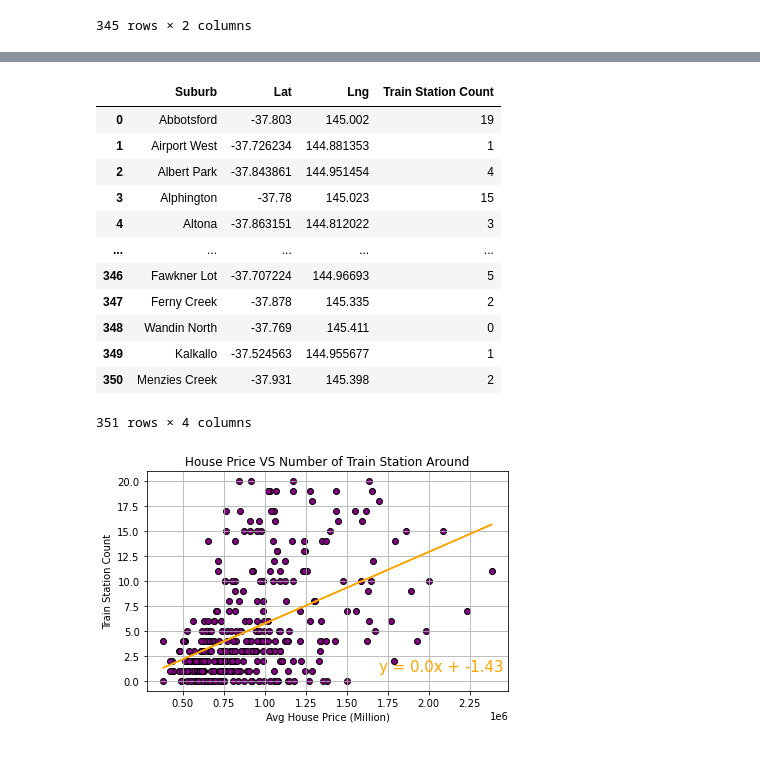
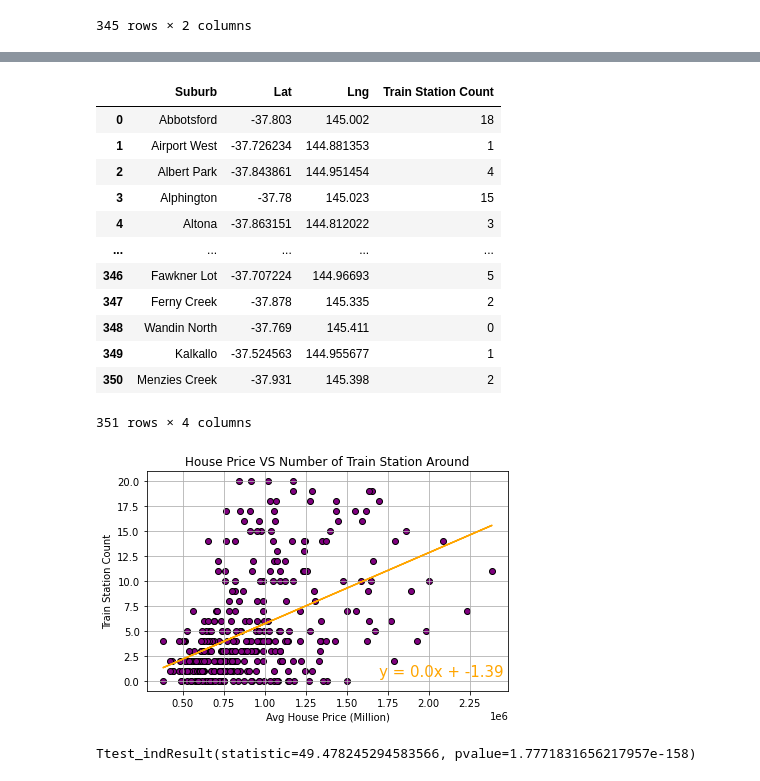
Before and after one commit to Franco1230/Data-Bootcamp-Project-1, a Jupyter notebook: Melbourne House Price Analysis/Train Station Analysis/train station and house price.ipynb, the cells around one changed output, grey strips where cells are left out. Cells and saved outputs as stored; diff of their text form; code cells hidden in the pictures.

```diff
--- a/train station and house price.ipynb
+++ b/Melbourne House Price Analysis/Train Station Analysis/train station and house price.ipynb
@@ -206,14 +190,14 @@ for index, row in train_station_df.iterrows():
     try:
         train_station_df.loc[[index], "Train Station Count"] = len(station_list)
 
-    except (KeyError, IndexError):
+    except:
         print((f"No station found for {row['Suburb']} within 3000 meters."))
 # %%
 train_station_df.to_csv(suburb_lat_lng_and_station_count, index = False, encoding = "utf-8")
 train_station_df
 # %% [output]
 |  | Suburb | Lat | Lng | Train Station Count |
-| 0 | Abbotsford | -37.803 | 145.002 | 19 |
+| 0 | Abbotsford | -37.803 | 145.002 | 18 |
 | 1 | Airport West | -37.726234 | 144.881353 | 1 |
 | 2 | Albert Park | -37.843861 | 144.951454 | 4 |
 | 3 | Alphington | -37.78 | 145.023 | 15 |
@@ -228,21 +212,26 @@ train_station_df
 # %%
 avg_price_station_df = pd.merge(train_station_df, suburbs_price_mean_df)
 x_values = avg_price_station_df["Avg House Price by Suburb"].astype(int)
 y_values = avg_price_station_df["Train Station Count"].astype(int)
 
 color = "orange"
 (slope, intercept, _, _, _) = linregress(x_values, y_values)
 regress_values = x_values * slope + intercept
 line_eq = "y = " + str(round(slope, 2)) + "x + " + str(round(intercept, 2))
 
 plt.scatter(x_values,y_values, linewidths = 1, marker = "o", edgecolors = "black", color = "purple")
 plt.plot(x_values,regress_values,color)
-plt.annotate(line_eq,(1700000, 1),fontsize = 15,color = color)
+plt.annotate(line_eq,(1700000, 0.5),fontsize = 15,color = color)
 plt.title("House Price VS Number of Train Station Around")
 plt.xlabel("Avg House Price (Million)")
 plt.ylabel("Train Station Count")
 plt.tight_layout()
 plt.grid(True)
 plt.savefig(output_file)
 # %% [output]
-[figure, old version]
+[figure, new version]
+# %%
+ttest_result = stats.ttest_ind(x_values, y_values, equal_var = False)
+ttest_result
+# %% [output]
+Ttest_indResult(statistic=49.478245294583566, pvalue=1.7771831656217957e-158)
```
Also changed, not shown: parts of 4 cells of this notebook, 23 other files.
